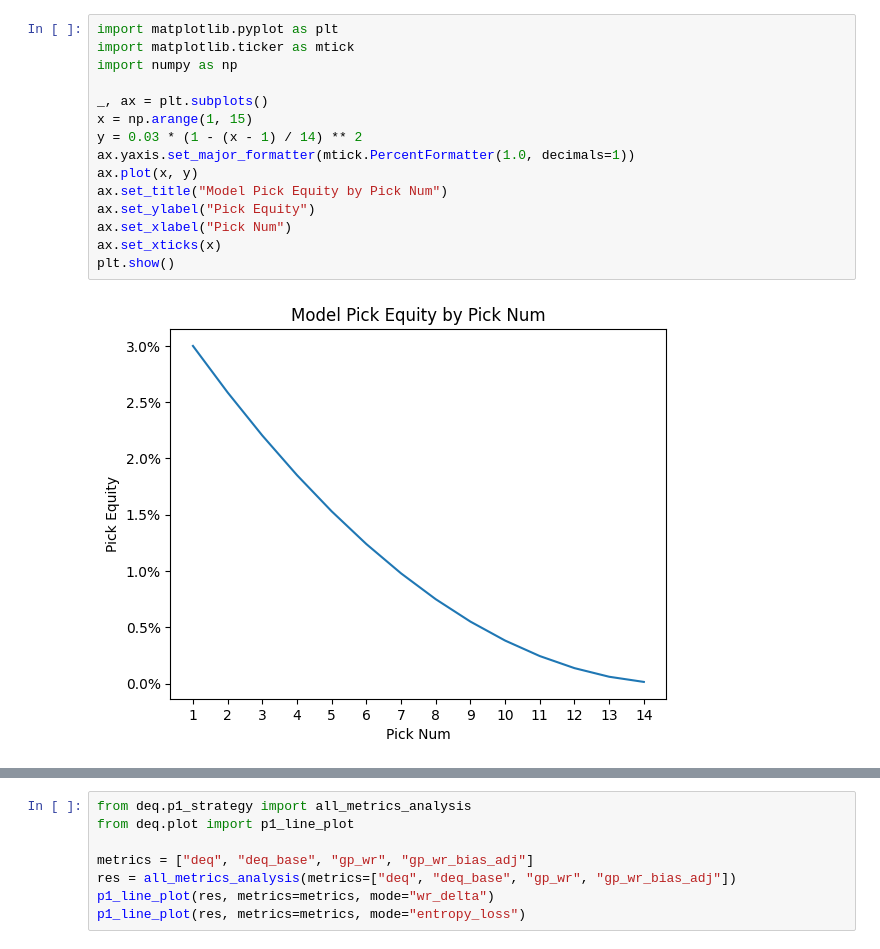
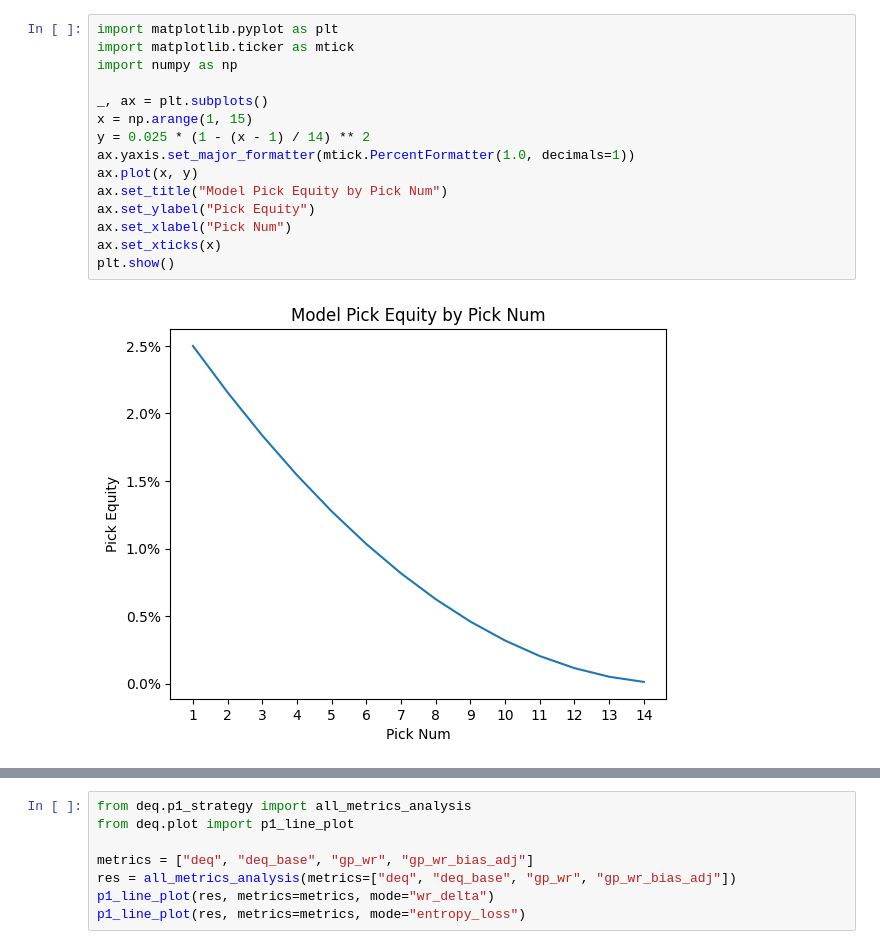
Before and after one commit to oelarnes/deq, a Jupyter notebook: docs/deq.ipynb, the cells around one changed output, grey strips where cells are left out. Saved outputs shown, nothing was run; the diff lists cells and outputs as text.

```diff
--- a/docs/deq.ipynb
+++ b/docs/deq.ipynb
@@ -47,20 +47,20 @@ A proper estimate of $r_k$ is a piece of analysis that I intend to do thoroughly
 # %%
 import matplotlib.pyplot as plt
 import matplotlib.ticker as mtick
 import numpy as np
 
 _, ax = plt.subplots()
 x = np.arange(1, 15)
-y = 0.03 * (1 - (x - 1) / 14) ** 2
+y = 0.025 * (1 - (x - 1) / 14) ** 2
 ax.yaxis.set_major_formatter(mtick.PercentFormatter(1.0, decimals=1))
 ax.plot(x, y)
 ax.set_title("Model Pick Equity by Pick Num")
 ax.set_ylabel("Pick Equity")
 ax.set_xlabel("Pick Num")
 ax.set_xticks(x)
 plt.show()
 # %% [output]
-[figure, old version]
+[figure, new version]
 # %% [markdown]
 In practice, we apply this model to the observed ATA (average taken at), since that is the number we have available. While there is a bit of convexity, this shouldn't trouble us too much. For a given card, in a given metagame, we identify this quantity as $r_{\text{ATA}(c)}.$
 
```
Also changed, not shown: parts of 3 cells of this notebook, 6 other files.
